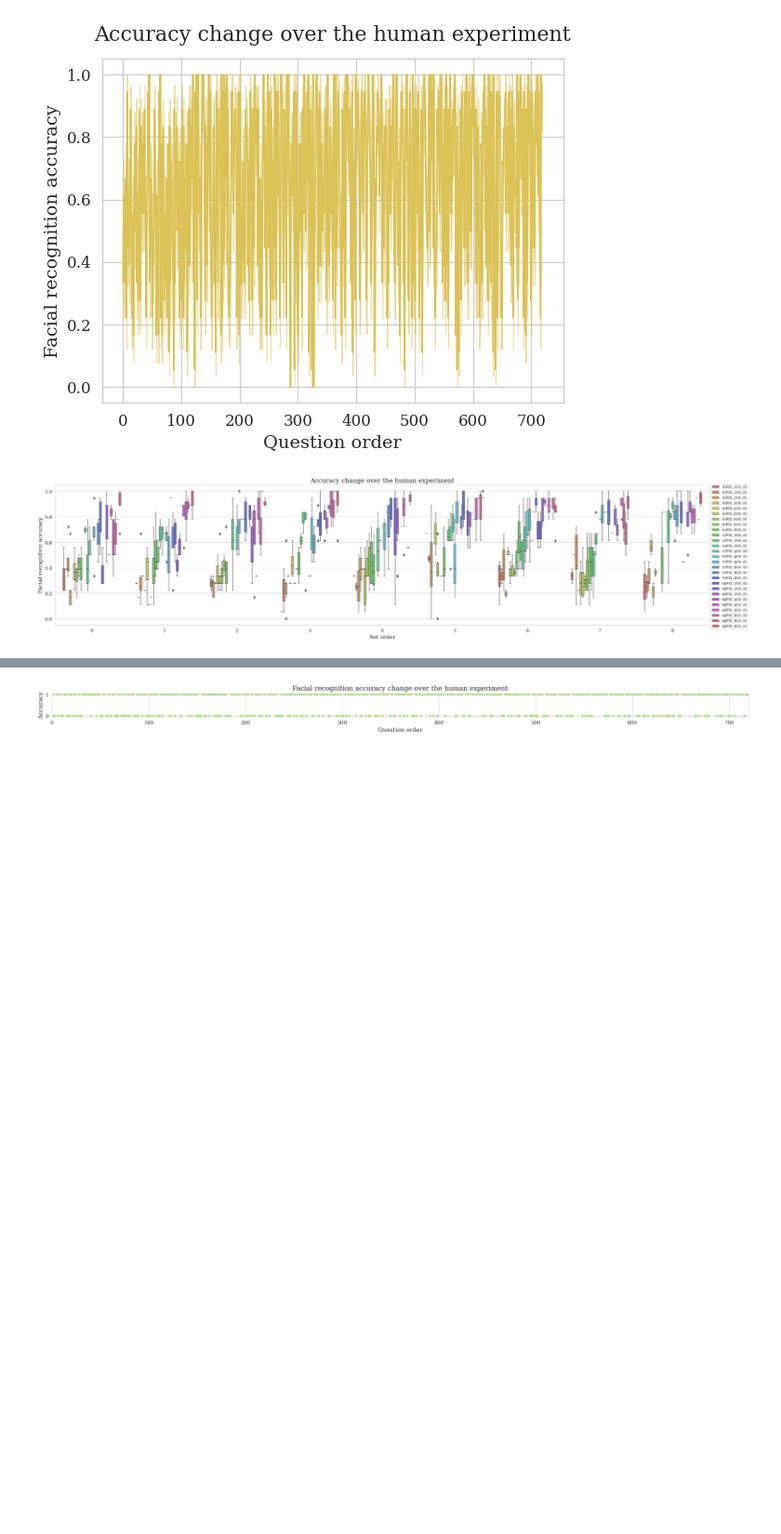
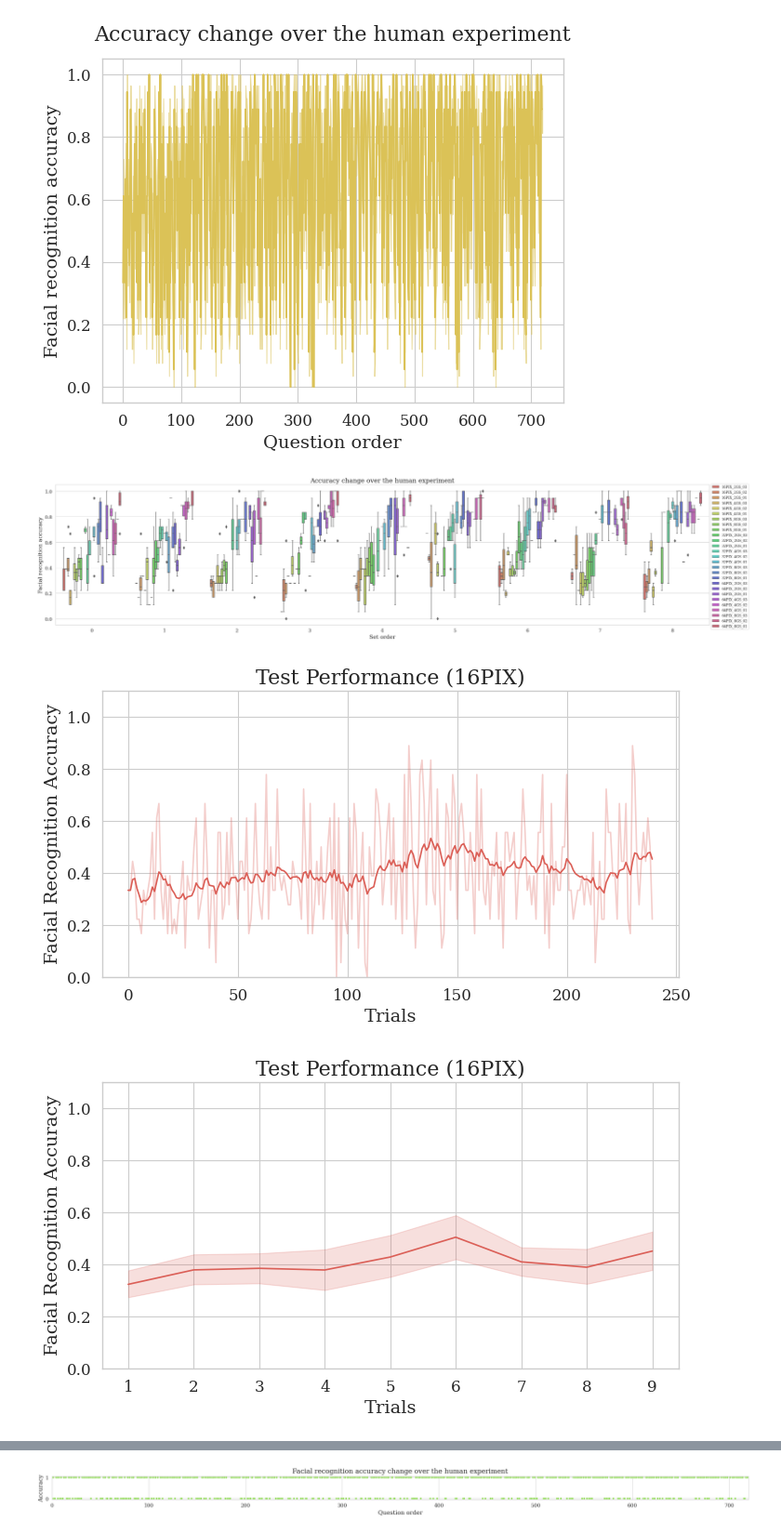
Before and after one commit to namin-an/BionicEye, a Jupyter notebook: Notebooks/Visualization.ipynb, the cells around one changed output, grey strips where cells are left out. Shown at 93% size. Drawn from its saved outputs; the diff is of its cells as text; code cells hidden in the pictures; blank space fills up the shorter version.

Commit message:
Add learning effect graphs

```diff
--- a/Notebooks/Visualization.ipynb
+++ b/Notebooks/Visualization.ipynb
@@ -238,3 +234,30 @@ plt.legend(bbox_to_anchor=(1, 1.02))
 plt.show()
 # %% [output]
 [figure]
+# %%
+# Draw test performance over trials to show the learning effect for each number of pixels
+
+pix_lst = ['16PIX', '32PIX', '64PIX']
+for (i, pix) in enumerate(pix_lst):
+    pix_df = processed_human_df_T[processed_human_df_T['PIX'] == pix].reset_index()
+    ema = pix_df['Mean'].ewm(alpha=0.1).mean().reset_index()
+
+    plt.figure(figsize=(8, 4))
+    sns.lineplot(x=range(pix_df.shape[0]), y='Mean', data=pix_df, color=sns.color_palette('hls', len(pix_lst))[i], alpha=0.3)
+    sns.lineplot(x=range(ema.shape[0]), y='Mean', data=ema, color=sns.color_palette('hls', len(pix_lst))[i])
+    plt.ylim([0, 1.1])
+    plt.xlabel('Trials')
+    plt.ylabel('Facial Recognition Accuracy')
+    plt.title(f'Test Performance ({pix})')
+    plt.show()
+
+    plt.figure(figsize=(8, 4))
+    sns.lineplot(x='Set', y='Mean', data=pix_df, color=sns.color_palette('hls', len(pix_lst))[i])
+    plt.ylim([0, 1.1])
+    plt.xlabel('Trials')
+    plt.ylabel('Facial Recognition Accuracy')
+    plt.title(f'Test Performance ({pix})')
+    plt.show()
+# %% [output]
+[figure, added]
+[figure, added]
```
Also changed, not shown: parts of 8 cells of this notebook.
